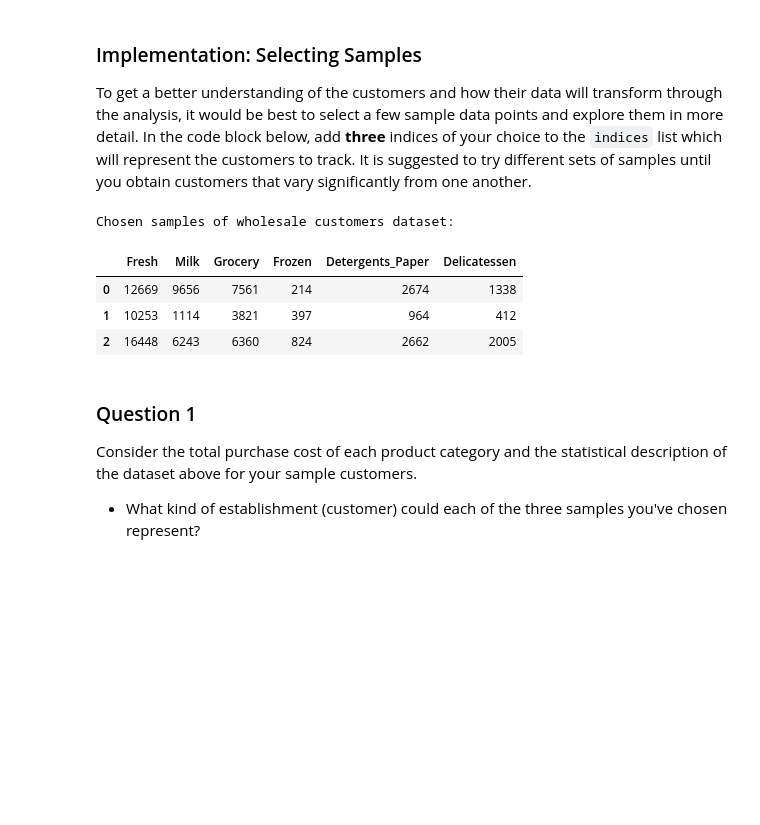
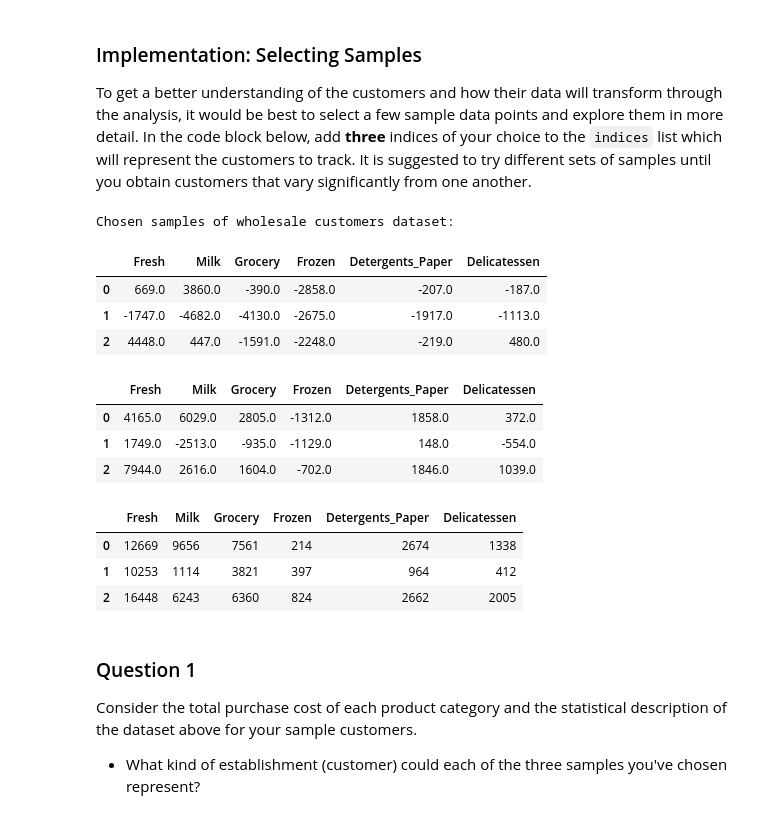
Before and after one commit to Ghandourism/Machine-Learning, a Jupyter notebook: Projects/customer_segments/customer_segments.ipynb, the cells around one changed output. Saved outputs shown, nothing was run; the diff lists cells and outputs as text; code cells hidden in the pictures; blank space fills up the shorter version.

```diff
--- a/Projects/customer_segments/customer_segments.ipynb
+++ b/Projects/customer_segments/customer_segments.ipynb
@@ -63,17 +63,27 @@ To get a better understanding of the customers and how their data will transform
 # %%
 # TODO: Select three indices of your choice you wish to sample from the dataset
 indices = [0,15,300]
 
 # Create a DataFrame of the chosen samples
 samples = pd.DataFrame(data.loc[indices], columns = data.keys()).reset_index(drop = True)
 print("Chosen samples of wholesale customers dataset:")
+display(samples - np.round(data.mean()))
+display(samples - np.round(data.median()))
 display(samples)
 # %% [output]
 Chosen samples of wholesale customers dataset:
 |  | Fresh | Milk | Grocery | Frozen | Detergents_Paper | Delicatessen |
-| 0 | 12669 | 9656 | 7561 | 214 | 2674 | 1338 |
-| 1 | 10253 | 1114 | 3821 | 397 | 964 | 412 |
-| 2 | 16448 | 6243 | 6360 | 824 | 2662 | 2005 |
+| 0 | 669.0 | 3860.0 | -390.0 | -2858.0 | -207.0 | -187.0 |
+| 1 | -1747.0 | -4682.0 | -4130.0 | -2675.0 | -1917.0 | -1113.0 |
+| 2 | 4448.0 | 447.0 | -1591.0 | -2248.0 | -219.0 | 480.0 |
+|  | Fresh | Milk | Grocery | Frozen | Detergents_Paper | Delicatessen |
+| 0 | 4165.0 | 6029.0 | 2805.0 | -1312.0 | 1858.0 | 372.0 |
+| 1 | 1749.0 | -2513.0 | -935.0 | -1129.0 | 148.0 | -554.0 |
+| 2 | 7944.0 | 2616.0 | 1604.0 | -702.0 | 1846.0 | 1039.0 |
+|  | Fresh | Milk | Grocery | Frozen | Detergents_Paper | Delicatessen |
+| 0 | 12669 | 9656 | 7561 | 214 | 2674 | 1338 |
+| 1 | 10253 | 1114 | 3821 | 397 | 964 | 412 |
+| 2 | 16448 | 6243 | 6360 | 824 | 2662 | 2005 |
 # %% [markdown]
 ### Question 1
 Consider the total purchase cost of each product category and the statistical description of the dataset above for your sample customers.
```
Also changed, not shown: parts of 11 cells of this notebook, 1 other file.
